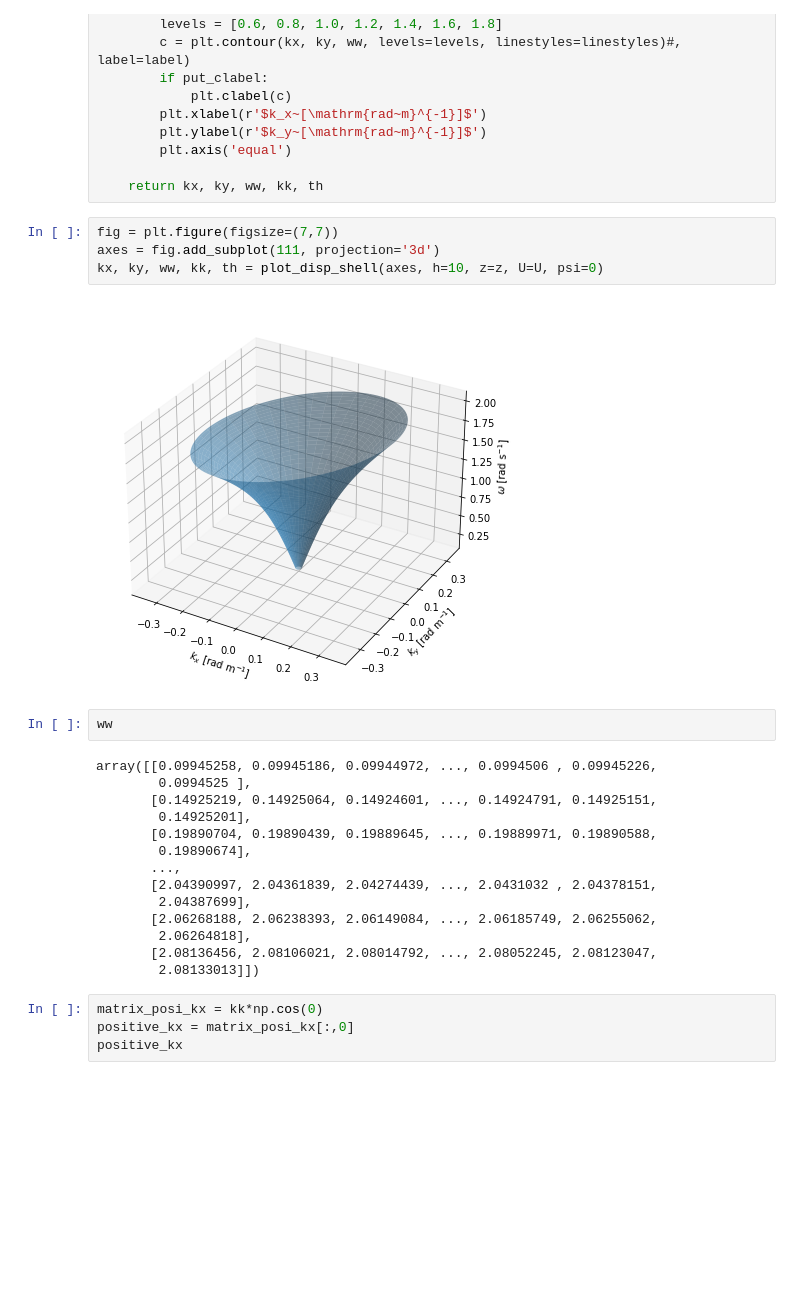
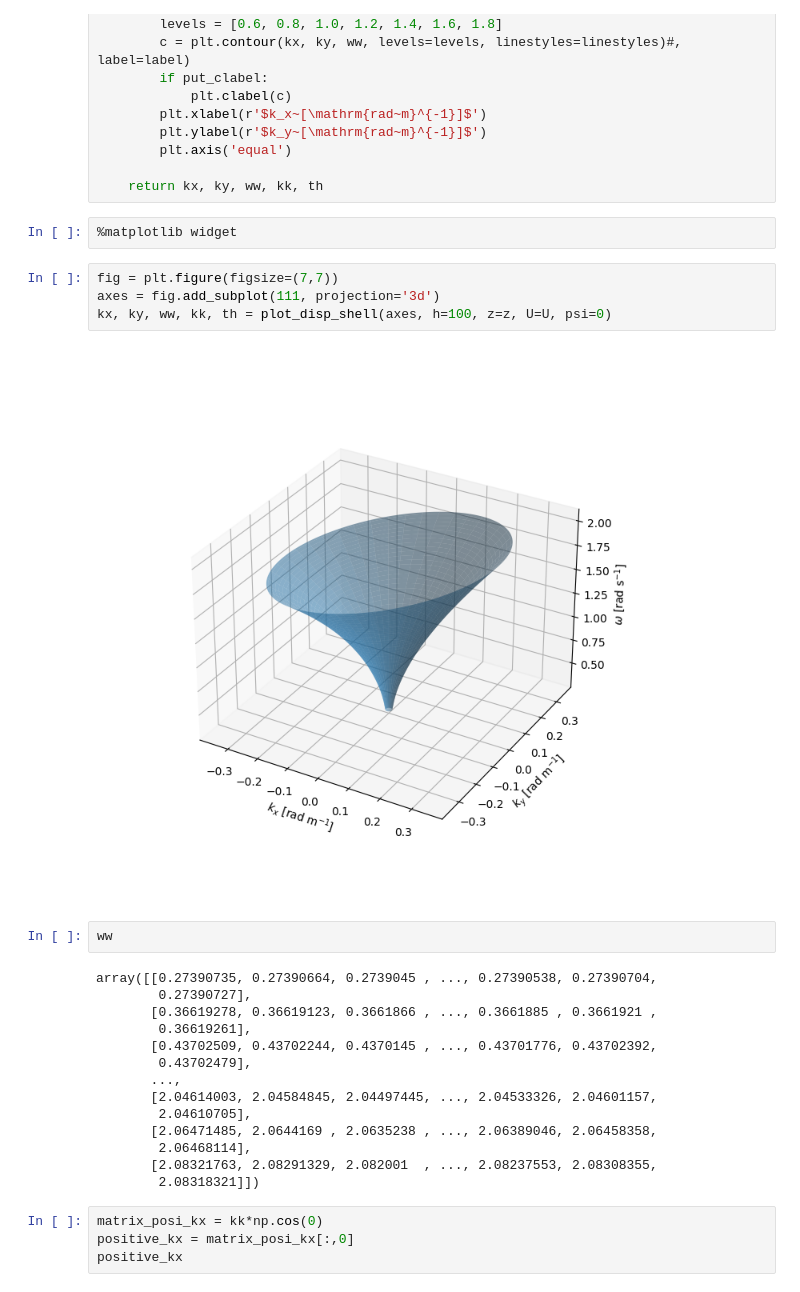
Before and after one commit to joeyanderson1/4th-Year-Thesis, a Jupyter notebook: New Triplet Method.ipynb, the cells around one changed output. Cells and saved outputs as stored; diff of their text form; blank space fills up the shorter version.

```diff
--- a/New Triplet Method.ipynb
+++ b/New Triplet Method.ipynb
@@ -80,28 +80,30 @@ def plot_disp_shell(axes, h, z, U, psi, label='', plot_type='surf', linestyles='
         plt.axis('equal')
 
     return kx, ky, ww, kk, th
+# %%
+%matplotlib widget
 # %%
 fig = plt.figure(figsize=(7,7))
 axes = fig.add_subplot(111, projection='3d')
-kx, ky, ww, kk, th = plot_disp_shell(axes, h=10, z=z, U=U, psi=0)
+kx, ky, ww, kk, th = plot_disp_shell(axes, h=100, z=z, U=U, psi=0)
 # %% [output]
-[figure, old version]
+[figure, new version]
 # %%
 ww
 # %% [output]
-array([[0.09945258, 0.09945186, 0.09944972, ..., 0.0994506 , 0.09945226,
-        0.0994525 ],
-       [0.14925219, 0.14925064, 0.14924601, ..., 0.14924791, 0.14925151,
-        0.14925201],
-       [0.19890704, 0.19890439, 0.19889645, ..., 0.19889971, 0.19890588,
-        0.19890674],
+array([[0.27390735, 0.27390664, 0.2739045 , ..., 0.27390538, 0.27390704,
+        0.27390727],
+       [0.36619278, 0.36619123, 0.3661866 , ..., 0.3661885 , 0.3661921 ,
+        0.36619261],
+       [0.43702509, 0.43702244, 0.4370145 , ..., 0.43701776, 0.43702392,
+        0.43702479],
        ...,
-       [2.04390997, 2.04361839, 2.04274439, ..., 2.0431032 , 2.04378151,
-        2.04387699],
-       [2.06268188, 2.06238393, 2.06149084, ..., 2.06185749, 2.06255062,
-        2.06264818],
-       [2.08136456, 2.08106021, 2.08014792, ..., 2.08052245, 2.08123047,
-        2.08133013]])
+       [2.04614003, 2.04584845, 2.04497445, ..., 2.04533326, 2.04601157,
+        2.04610705],
+       [2.06471485, 2.0644169 , 2.0635238 , ..., 2.06389046, 2.06458358,
+        2.06468114],
+       [2.08321763, 2.08291329, 2.082001  , ..., 2.08237553, 2.08308355,
+        2.08318321]])
 # %%
 matrix_posi_kx = kk*np.cos(0)
 positive_kx = matrix_posi_kx[:,0]
```
Also changed, not shown: parts of 30 cells of this notebook.
